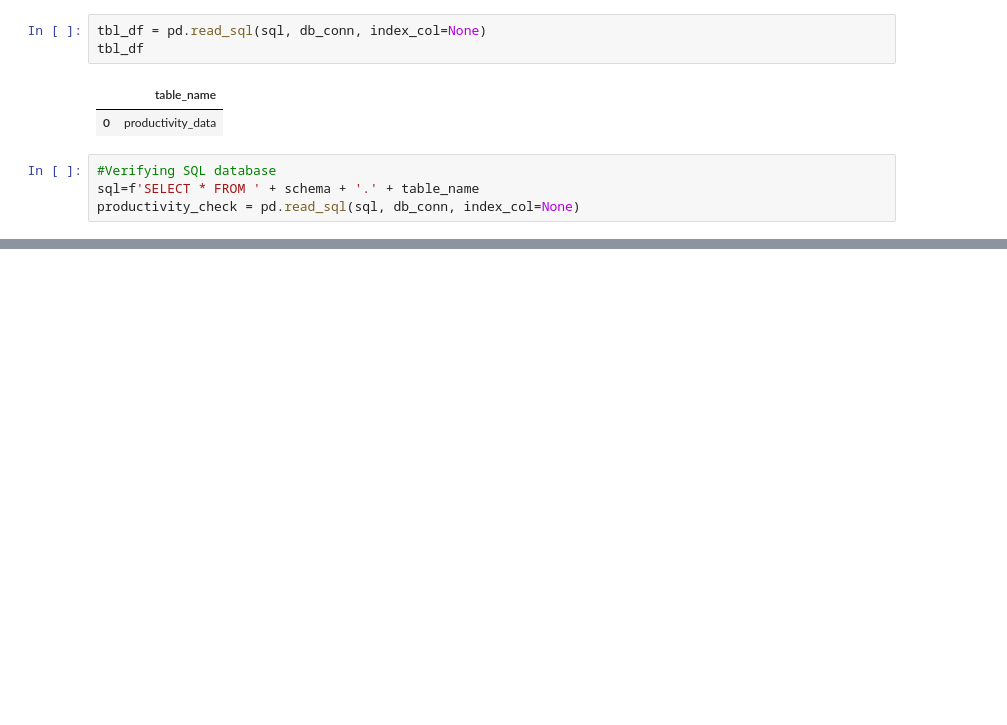
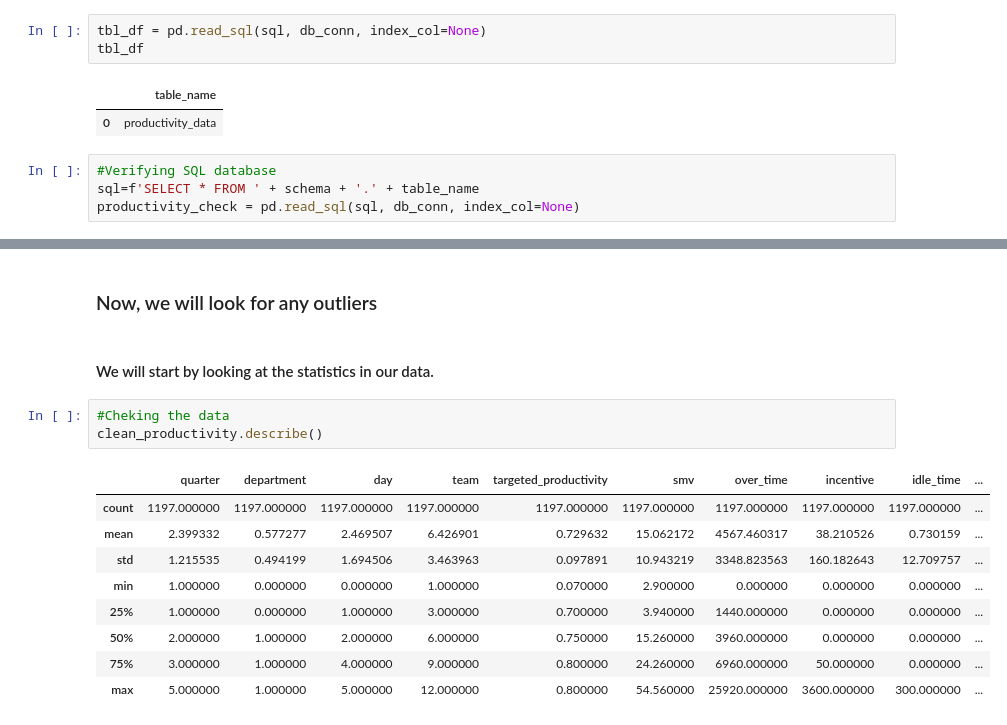
Before and after one commit to ilsecaher/MSDS610-W3, a Jupyter notebook: MSDS610_Assignment_Week3- Ilse Severance.ipynb, the cells around one changed output, grey strips where cells are left out. Drawn from its saved outputs; the diff is of its cells as text; blank space fills up the shorter version.

```diff
--- a/MSDS610_Assignment_Week3- Ilse Severance.ipynb
+++ b/MSDS610_Assignment_Week3- Ilse Severance.ipynb
@@ -176,0 +222,17 @@ NameError: name 'productivity_check' is not defined
+# %% [markdown]
+### Now, we will look for any outliers
+# %% [markdown]
+#### We will start by looking at the statistics in our data.
+# %%
+#Cheking the data
+clean_productivity.describe()
+# %% [output]
+|  | quarter | department | day | team | targeted_productivity | smv | over_time | incentive | idle_time | ... |
+| count | 1197.000000 | 1197.000000 | 1197.000000 | 1197.000000 | 1197.000000 | 1197.000000 | 1197.000000 | 1197.000000 | 1197.000000 | ... |
+| mean | 2.399332 | 0.577277 | 2.469507 | 6.426901 | 0.729632 | 15.062172 | 4567.460317 | 38.210526 | 0.730159 | ... |
+| std | 1.215535 | 0.494199 | 1.694506 | 3.463963 | 0.097891 | 10.943219 | 3348.823563 | 160.182643 | 12.709757 | ... |
+| min | 1.000000 | 0.000000 | 0.000000 | 1.000000 | 0.070000 | 2.900000 | 0.000000 | 0.000000 | 0.000000 | ... |
+| 25% | 1.000000 | 0.000000 | 1.000000 | 3.000000 | 0.700000 | 3.940000 | 1440.000000 | 0.000000 | 0.000000 | ... |
+| 50% | 2.000000 | 1.000000 | 2.000000 | 6.000000 | 0.750000 | 15.260000 | 3960.000000 | 0.000000 | 0.000000 | ... |
+| 75% | 3.000000 | 1.000000 | 4.000000 | 9.000000 | 0.800000 | 24.260000 | 6960.000000 | 50.000000 | 0.000000 | ... |
+| max | 5.000000 | 1.000000 | 5.000000 | 12.000000 | 0.800000 | 54.560000 | 25920.000000 | 3600.000000 | 300.000000 | ... |
```
Also changed, not shown: parts of 27 cells of this notebook, 1 other file.
